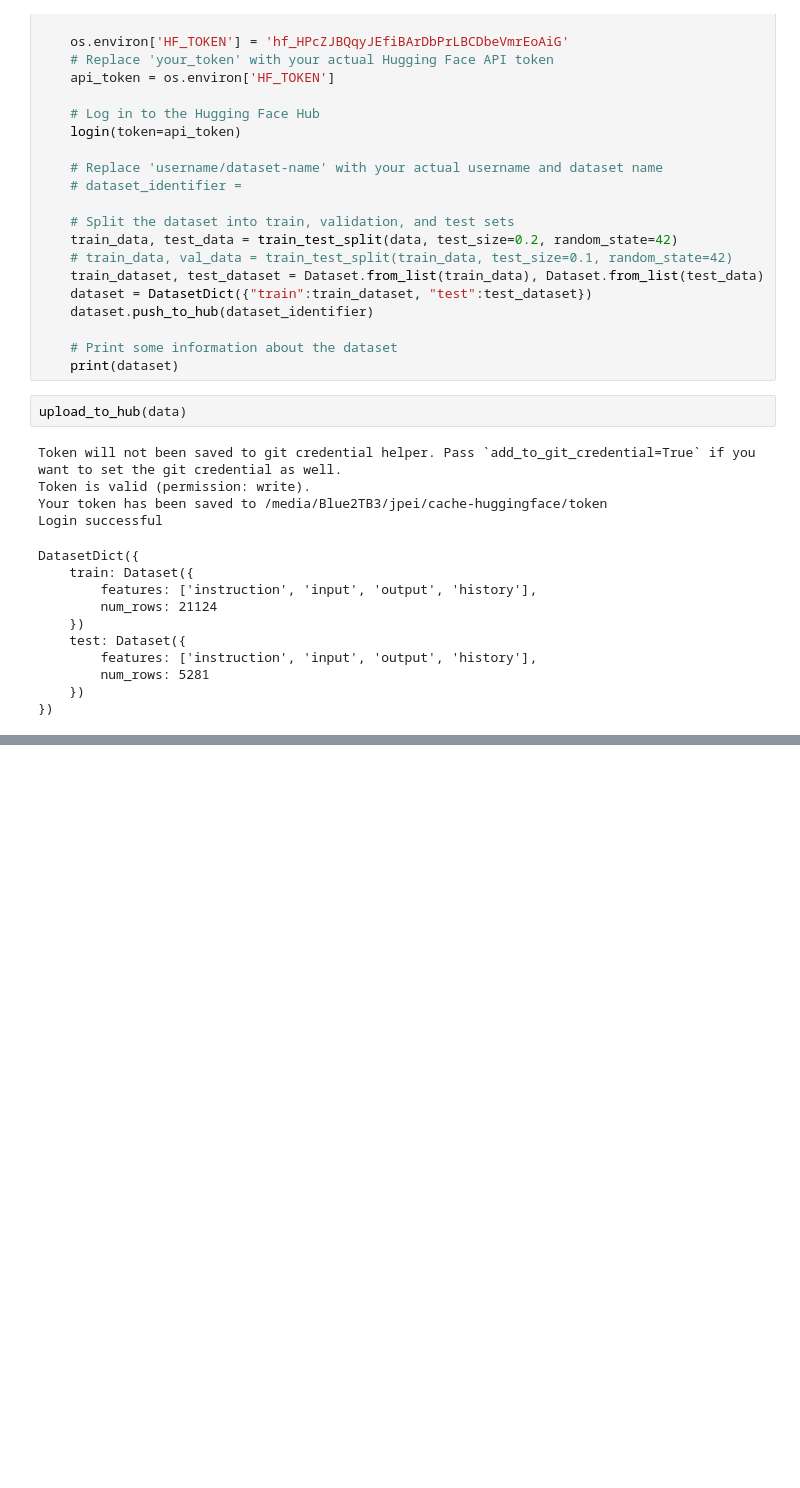
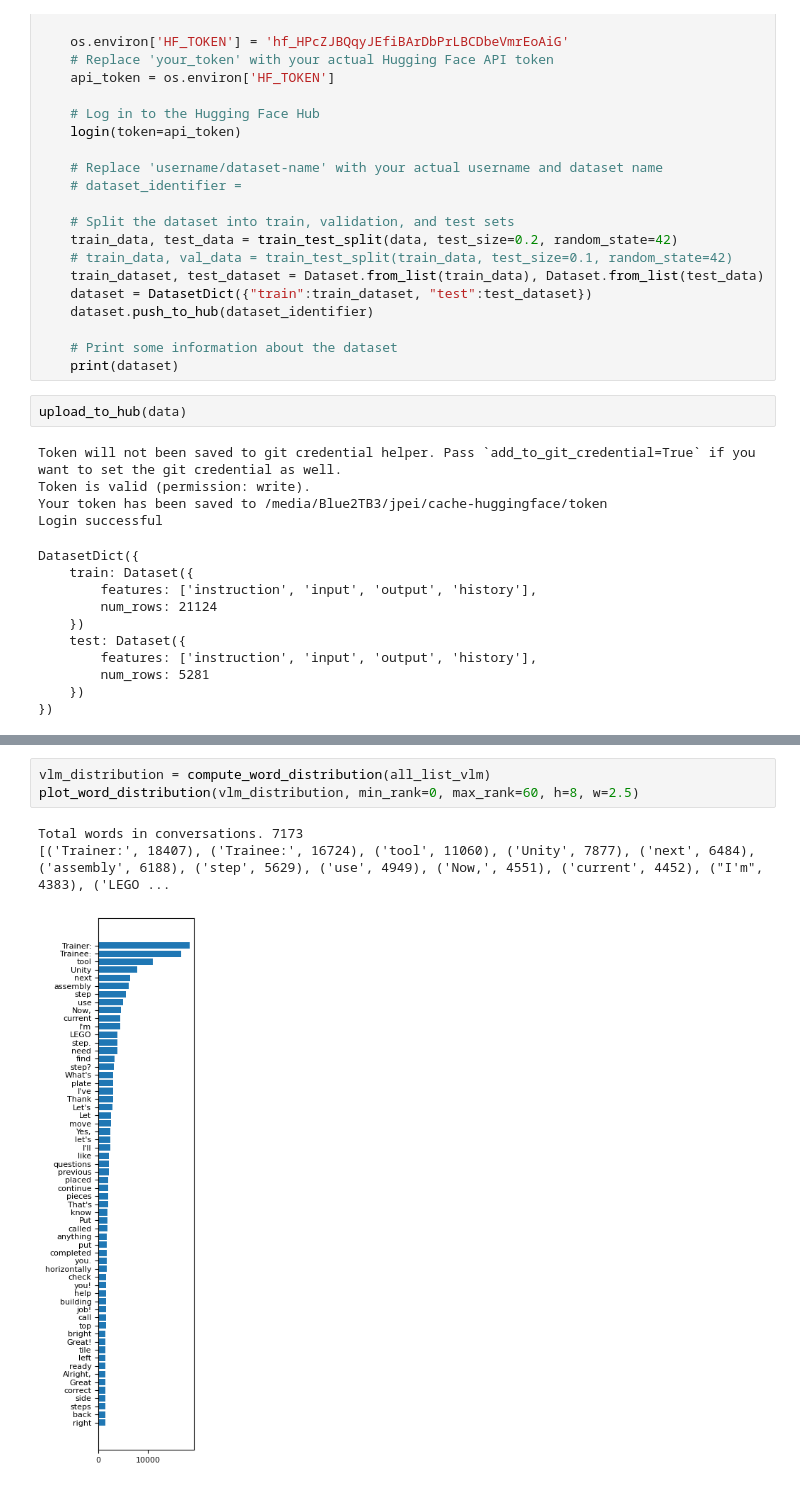
Before and after one commit to Jiahuan-Pei/AutonomousDialogAgent4AugmentedReality, a Jupyter notebook: LEGO_data_simulation/obtain_conversation_from_openai.ipynb, the cells around one changed output, grey strips where cells are left out. Saved outputs shown, nothing was run; the diff lists cells and outputs as text; blank space fills up the shorter version.

```diff
--- a/LEGO_data_simulation/obtain_conversation_from_openai.ipynb
+++ b/LEGO_data_simulation/obtain_conversation_from_openai.ipynb
@@ -714,0 +878,7 @@ DatasetDict({
+# %%
+vlm_distribution = compute_word_distribution(all_list_vlm)
+plot_word_distribution(vlm_distribution, min_rank=0, max_rank=60, h=8, w=2.5)
+# %% [output]
+Total words in conversations. 7173
+[('Trainer:', 18407), ('Trainee:', 16724), ('tool', 11060), ('Unity', 7877), ('next', 6484), ('assembly', 6188), ('step', 5629), ('use', 4949), ('Now,', 4551), ('current', 4452), ("I'm", 4383), ('LEGO ...
+[figure, added]
```
Also changed, not shown: parts of 19 cells of this notebook, 4 other files.
